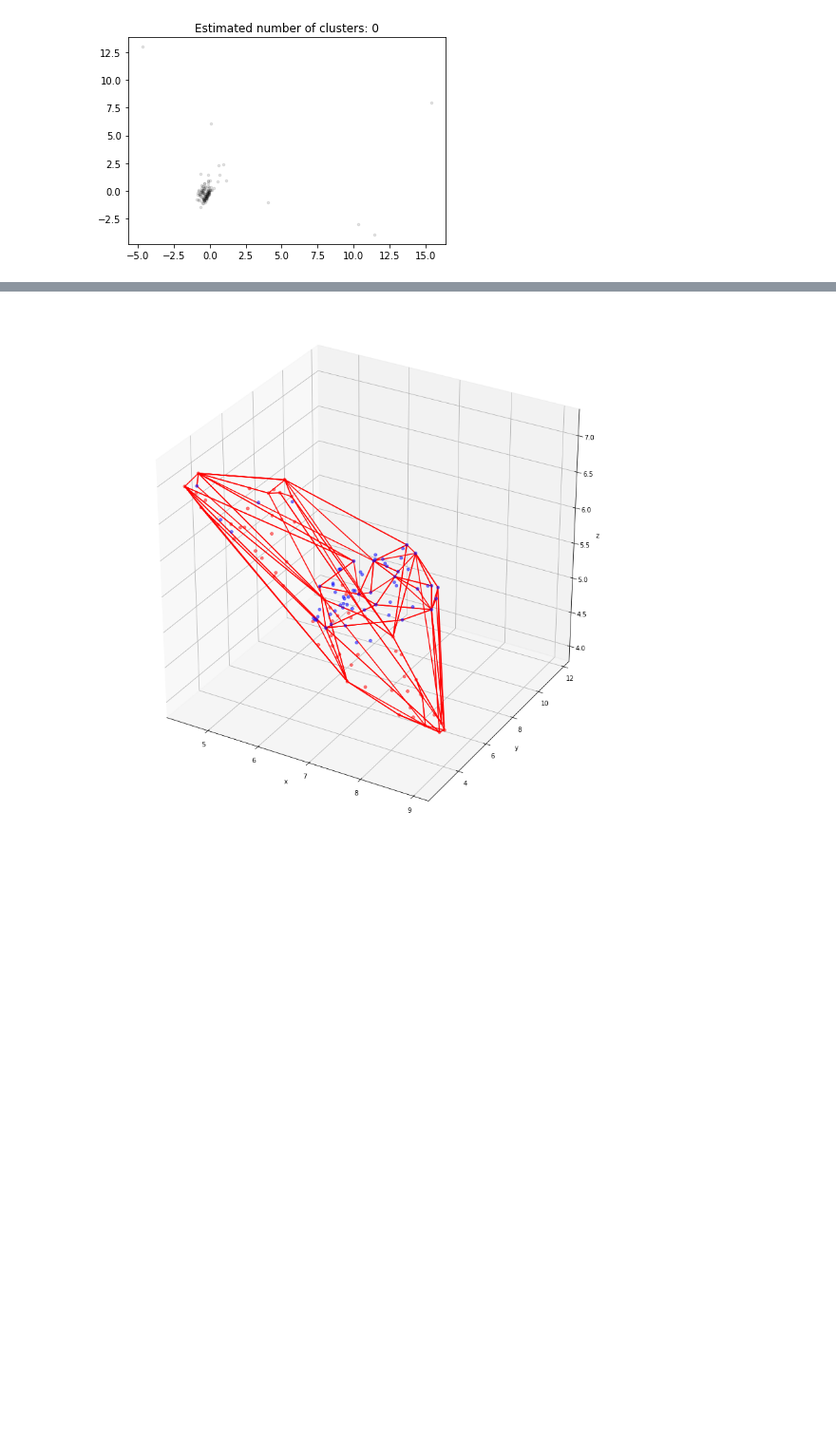
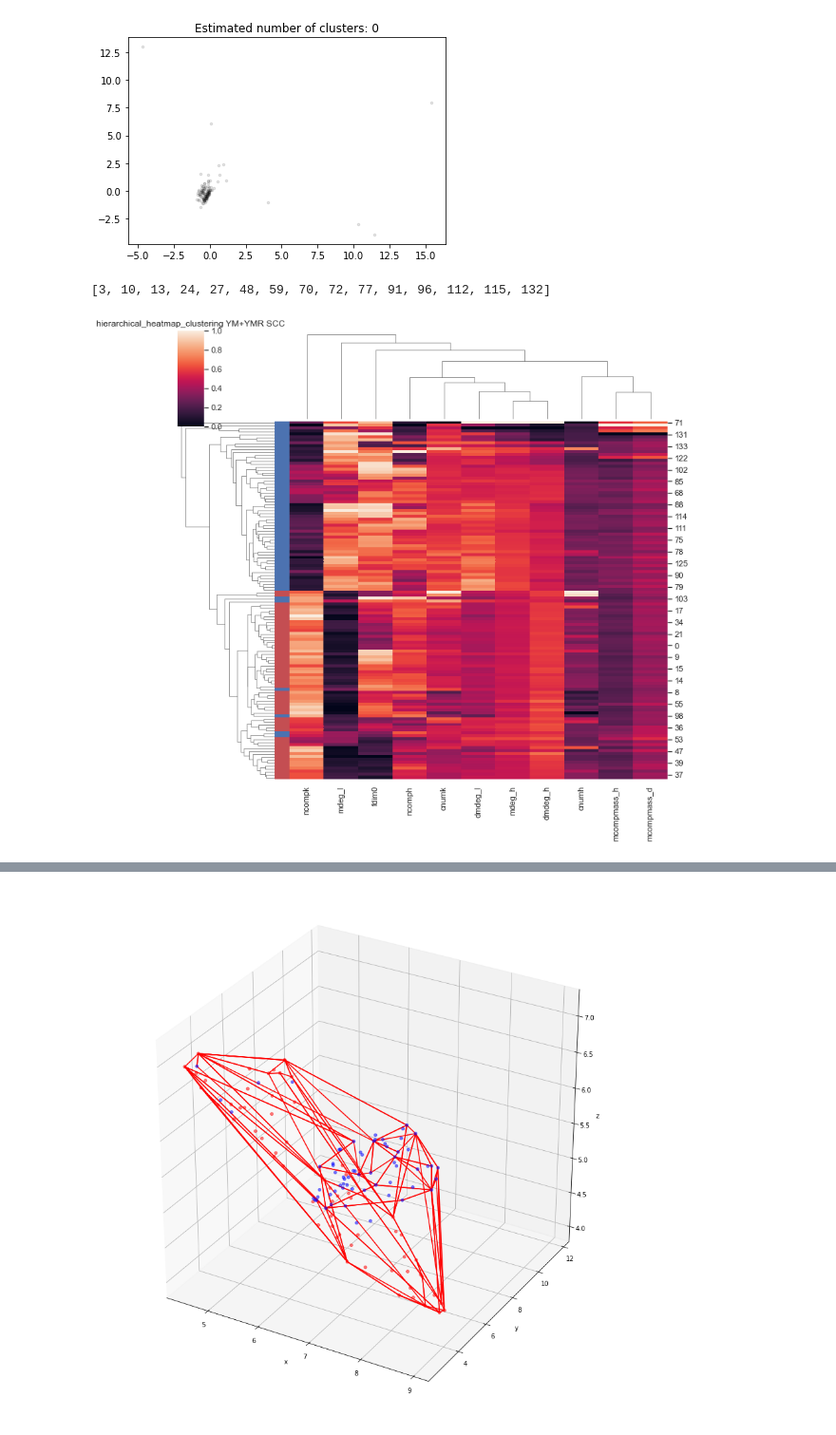
Before and after one commit to trevor-chan/research, a Jupyter notebook: morpho_scripts/PCA_scripts.ipynb, the cells around one changed output, grey strips where cells are left out. Shown at 95% size. Cells and saved outputs as stored; diff of their text form; code cells hidden in the pictures; blank space fills up the shorter version.

```diff
--- a/morpho_scripts/PCA_scripts.ipynb
+++ b/morpho_scripts/PCA_scripts.ipynb
@@ -865,3 +874,35 @@ plt.title('Estimated number of clusters: %d' % n_clusters_)
 plt.show()
 # %% [output]
 [figure]
+# %%
+#Hierarchical heatmap clustering:
+#Outlier exclusion based on Z-Score Thresholding:
+
+from scipy import stats
+sns.set_theme(color_codes=True)
+
+
+testdf = df.copy(deep=True)
+
+
+testdf.pop('lineage')
+z = np.abs(stats.zscore(testdf))
+
+threshold = 2
+print(list(dict.fromkeys(np.where(z>threshold)[0].tolist())))
+testdf = testdf.drop(list(dict.fromkeys(np.where(z>threshold)[0].tolist())))
+
+YM_indexlist = [i for i in testdf.index if "YM/" in df.iloc[i]['lineage']]
+YMR_indexlist = [i for i in testdf.index if "YMR/" in df.iloc[i]['lineage']]
+row_colors = []
+for i in range(len(YM_indexlist)):
+    row_colors.append('r')
+for i in range(len(YMR_indexlist)):
+    row_colors.append('b')
+
+g = sns.clustermap(testdf,standard_scale=1,row_colors=row_colors)
+plt.title("hierarchical_heatmap_clustering YM+YMR SCC")
+plt.savefig("hierarchical_heatmap_clustering.png",dpi=75)
+# %% [output]
+[3, 10, 13, 24, 27, 48, 59, 70, 72, 77, 91, 96, 112, 115, 132]
+[figure, added]
```
Also changed, not shown: parts of 11 cells of this notebook.
